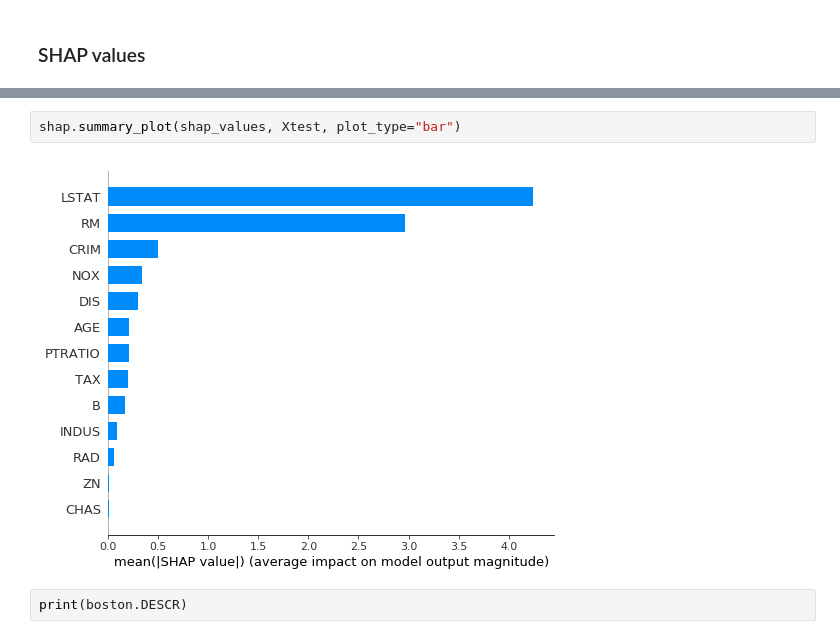
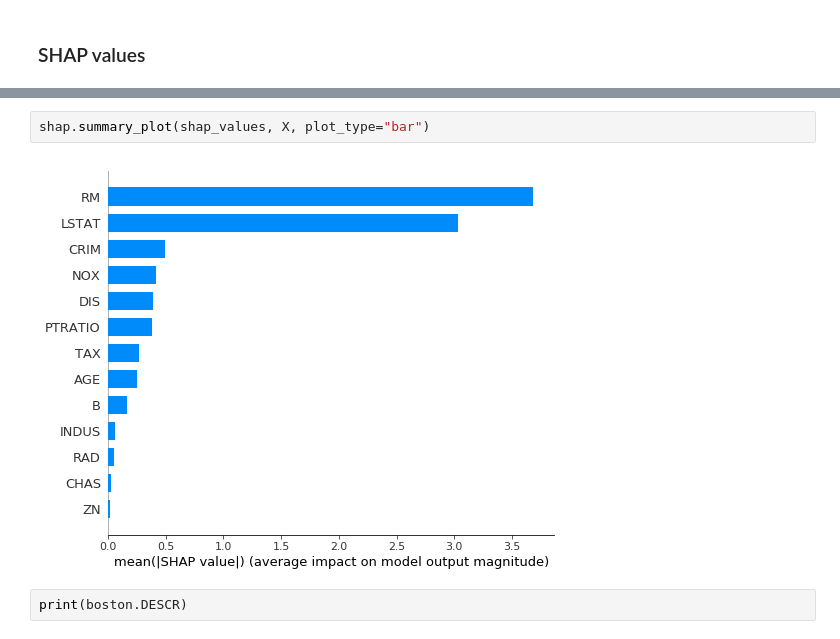
Before and after one commit to helenaEH/SHAP_tutorial, a Jupyter notebook: SHAP.ipynb, the cells around one changed output, grey strips where cells are left out. Saved outputs shown, nothing was run; the diff lists cells and outputs as text.

```diff
--- a/SHAP.ipynb
+++ b/SHAP.ipynb
@@ -75,7 +88,7 @@ shap.summary_plot(shap_values, X)
 # %%
-shap.summary_plot(shap_values, Xtest, plot_type="bar")
+shap.summary_plot(shap_values, X, plot_type="bar")
 # %% [output]
-[figure, old version]
+[figure, new version]
 # %%
 print(boston.DESCR)
 # %% [output]
```
Also changed, not shown: parts of 11 cells of this notebook.
